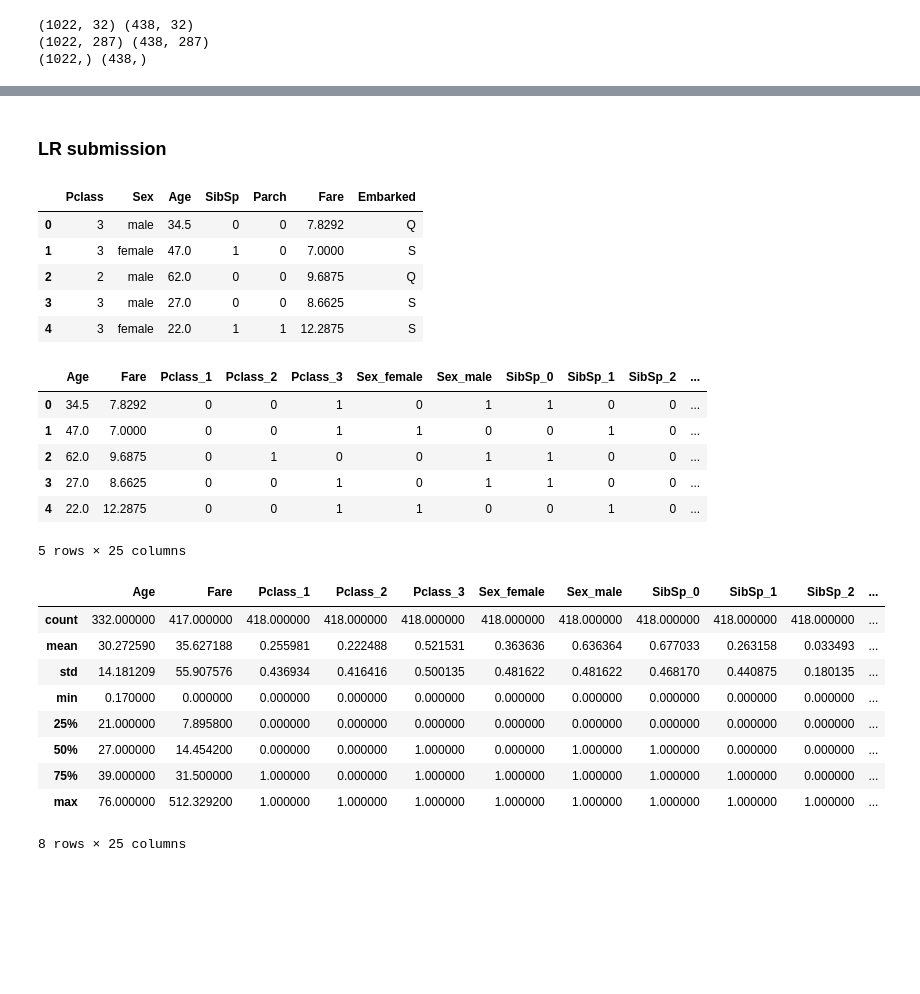
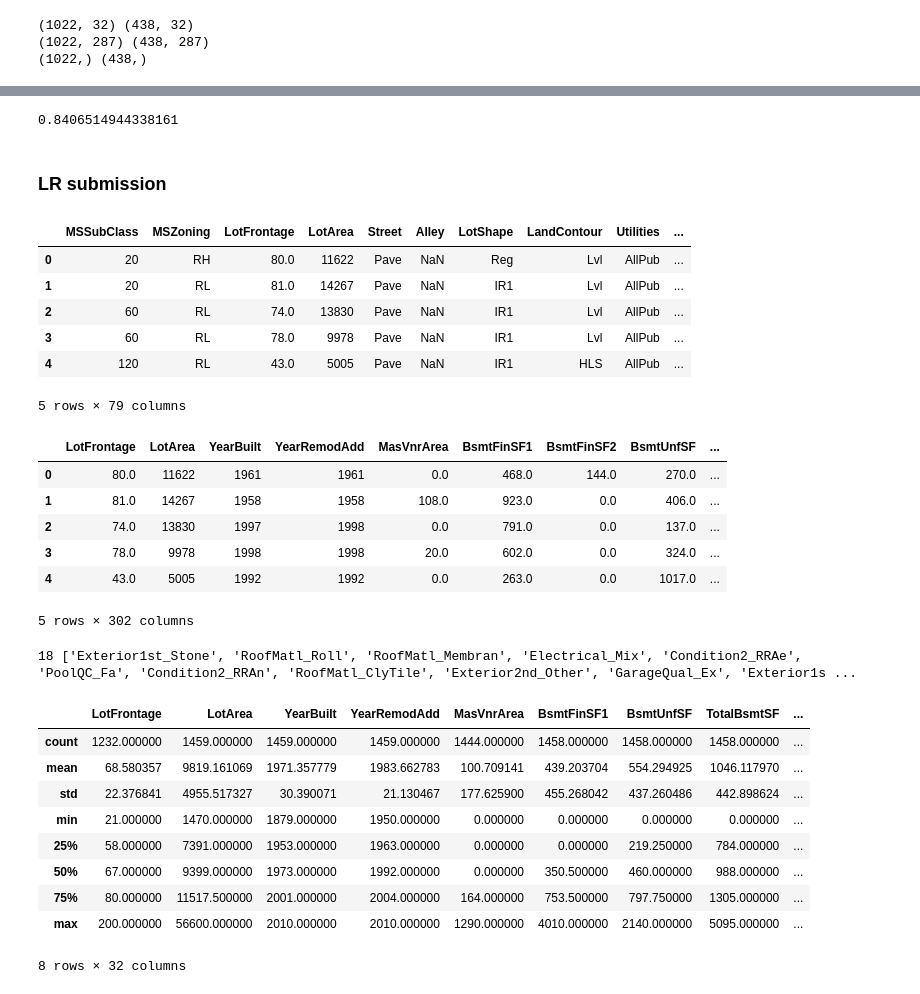
Before and after one commit to aleksey-egorov/kaggle-basic, a Jupyter notebook: house_prices/house_prices_lr.ipynb, the cells around one changed output, grey strips where cells are left out. Saved outputs shown, nothing was run; the diff lists cells and outputs as text; code cells hidden in the pictures; blank space fills up the shorter version.

```diff
--- a/house_prices/house_prices_lr.ipynb
+++ b/house_prices/house_prices_lr.ipynb
@@ -99,6 +96,8 @@ print (df.shape)
 # %%
 for ft in real_features:
     df[ft] = df[ft].fillna(0)
+for ft in cat_features:
+    df[ft] = df[ft].fillna(0)
 # %%
 y = df['SalePrice'].to_numpy()
 df = df.drop('SalePrice', 1)
@@ -305,45 +285,55 @@ auc2: 0.8523095027949397
+# %%
+print (score_mean)
+# %% [output]
+0.8406514944338161
 # %% [markdown]
 ### LR submission
 # %%
 df = pd.read_csv('./test.csv')
-passenger_ids = df['PassengerId'].to_numpy()
-df = df.drop('PassengerId', 1)
-df = df.drop('Name', 1)
-df = df.drop('Ticket', 1)
-df = df.drop('Cabin', 1)
+house_ids = df['Id'].to_numpy()
+df = df.drop('Id', 1)
 df.head()
 # %% [output]
-|  | Pclass | Sex | Age | SibSp | Parch | Fare | Embarked |
-| 0 | 3 | male | 34.5 | 0 | 0 | 7.8292 | Q |
-| 1 | 3 | female | 47.0 | 1 | 0 | 7.0000 | S |
-| 2 | 2 | male | 62.0 | 0 | 0 | 9.6875 | Q |
-| 3 | 3 | male | 27.0 | 0 | 0 | 8.6625 | S |
-| 4 | 3 | female | 22.0 | 1 | 1 | 12.2875 | S |
+|  | MSSubClass | MSZoning | LotFrontage | LotArea | Street | Alley | LotShape | LandContour | Utilities | ... |
+| 0 | 20 | RH | 80.0 | 11622 | Pave | NaN | Reg | Lvl | AllPub | ... |
+| 1 | 20 | RL | 81.0 | 14267 | Pave | NaN | IR1 | Lvl | AllPub | ... |
+| 2 | 60 | RL | 74.0 | 13830 | Pave | NaN | IR1 | Lvl | AllPub | ... |
+| 3 | 60 | RL | 78.0 | 9978 | Pave | NaN | IR1 | Lvl | AllPub | ... |
+| 4 | 120 | RL | 43.0 | 5005 | Pave | NaN | IR1 | HLS | AllPub | ... |
+5 rows × 79 columns
 # %%
-encode_features = ['Pclass', 'Sex', 'SibSp', 'Parch', 'Embarked']
-for enc in encode_features:
+for enc in enc_features:
     one_hot = pd.get_dummies(df[enc], prefix=enc)
     df = df.drop(enc,axis = 1)
     df = df.join(one_hot)
 df.head()
 # %% [output]
-|  | Age | Fare | Pclass_1 | Pclass_2 | Pclass_3 | Sex_female | Sex_male | SibSp_0 | SibSp_1 | SibSp_2 | ... |
-| 0 | 34.5 | 7.8292 | 0 | 0 | 1 | 0 | 1 | 1 | 0 | 0 | ... |
-| 1 | 47.0 | 7.0000 | 0 | 0 | 1 | 1 | 0 | 0 | 1 | 0 | ... |
-| 2 | 62.0 | 9.6875 | 0 | 1 | 0 | 0 | 1 | 1 | 0 | 0 | ... |
-| 3 | 27.0 | 8.6625 | 0 | 0 | 1 | 0 | 1 | 1 | 0 | 0 | ... |
-| 4 | 22.0 | 12.2875 | 0 | 0 | 1 | 1 | 0 | 0 | 1 | 0 | ... |
+|  | LotFrontage | LotArea | YearBuilt | YearRemodAdd | MasVnrArea | BsmtFinSF1 | BsmtFinSF2 | BsmtUnfSF | ... |
+| 0 | 80.0 | 11622 | 1961 | 1961 | 0.0 | 468.0 | 144.0 | 270.0 | ... |
+| 1 | 81.0 | 14267 | 1958 | 1958 | 108.0 | 923.0 | 0.0 | 406.0 | ... |
+| 2 | 74.0 | 13830 | 1997 | 1998 | 0.0 | 791.0 | 0.0 | 137.0 | ... |
+| 3 | 78.0 | 9978 | 1998 | 1998 | 20.0 | 602.0 | 0.0 | 324.0 | ... |
+| 4 | 43.0 | 5005 | 1992 | 1992 | 0.0 | 263.0 | 0.0 | 1017.0 | ... |
-5 rows × 25 columns
+5 rows × 302 columns
+# %%
+features_diff = list(set(df_train.columns.values.tolist()) - set(df.columns.values.tolist()))
+print (len(features_diff), features_diff)
+zeros = np.zeros(df.shape[0])
+
+for ft in features_diff:
+    df[ft] = pd.Series(zeros)
+# %% [output]
+18 ['Exterior1st_Stone', 'RoofMatl_Roll', 'RoofMatl_Membran', 'Electrical_Mix', 'Condition2_RRAe', 'PoolQC_Fa', 'Condition2_RRAn', 'RoofMatl_ClyTile', 'Exterior2nd_Other', 'GarageQual_Ex', 'Exterior1s ...
 # %%
-df.describe()
+df[real_features].describe()
 # %% [output]
-|  | Age | Fare | Pclass_1 | Pclass_2 | Pclass_3 | Sex_female | Sex_male | SibSp_0 | SibSp_1 | SibSp_2 | ... |
-| count | 332.000000 | 417.000000 | 418.000000 | 418.000000 | 418.000000 | 418.000000 | 418.000000 | 418.000000 | 418.000000 | 418.000000 | ... |
-| mean | 30.272590 | 35.627188 | 0.255981 | 0.222488 | 0.521531 | 0.363636 | 0.636364 | 0.677033 | 0.263158 | 0.033493 | ... |
-| std | 14.181209 | 55.907576 | 0.436934 | 0.416416 | 0.500135 | 0.481622 | 0.481622 | 0.468170 | 0.440875 | 0.180135 | ... |
-| min | 0.170000 | 0.000000 | 0.000000 | 0.000000 | 0.000000 | 0.000000 | 0.000000 | 0.000000 | 0.000000 | 0.000000 | ... |
-| 25% | 21.000000 | 7.895800 | 0.000000 | 0.000000 | 0.000000 | 0.000000 | 0.000000 | 0.000000 | 0.000000 | 0.000000 | ... |
-| 50% | 27.000000 | 14.454200 | 0.000000 | 0.000000 | 1.000000 | 0.000000 | 1.000000 | 1.000000 | 0.000000 | 0.000000 | ... |
-| 75% | 39.000000 | 31.500000 | 1.000000 | 0.000000 | 1.000000 | 1.000000 | 1.000000 | 1.000000 | 1.000000 | 0.000000 | ... |
-| max | 76.000000 | 512.329200 | 1.000000 | 1.000000 | 1.000000 | 1.000000 | 1.000000 | 1.000000 | 1.000000 | 1.000000 | ... |
+|  | LotFrontage | LotArea | YearBuilt | YearRemodAdd | MasVnrArea | BsmtFinSF1 | BsmtUnfSF | TotalBsmtSF | ... |
+| count | 1232.000000 | 1459.000000 | 1459.000000 | 1459.000000 | 1444.000000 | 1458.000000 | 1458.000000 | 1458.000000 | ... |
+| mean | 68.580357 | 9819.161069 | 1971.357779 | 1983.662783 | 100.709141 | 439.203704 | 554.294925 | 1046.117970 | ... |
+| std | 22.376841 | 4955.517327 | 30.390071 | 21.130467 | 177.625900 | 455.268042 | 437.260486 | 442.898624 | ... |
+| min | 21.000000 | 1470.000000 | 1879.000000 | 1950.000000 | 0.000000 | 0.000000 | 0.000000 | 0.000000 | ... |
+| 25% | 58.000000 | 7391.000000 | 1953.000000 | 1963.000000 | 0.000000 | 0.000000 | 219.250000 | 784.000000 | ... |
+| 50% | 67.000000 | 9399.000000 | 1973.000000 | 1992.000000 | 0.000000 | 350.500000 | 460.000000 | 988.000000 | ... |
+| 75% | 80.000000 | 11517.500000 | 2001.000000 | 2004.000000 | 164.000000 | 753.500000 | 797.750000 | 1305.000000 | ... |
+| max | 200.000000 | 56600.000000 | 2010.000000 | 2010.000000 | 1290.000000 | 4010.000000 | 2140.000000 | 5095.000000 | ... |
-8 rows × 25 columns
+8 rows × 32 columns
```
Also changed, not shown: parts of 43 cells of this notebook, 3 other files.
